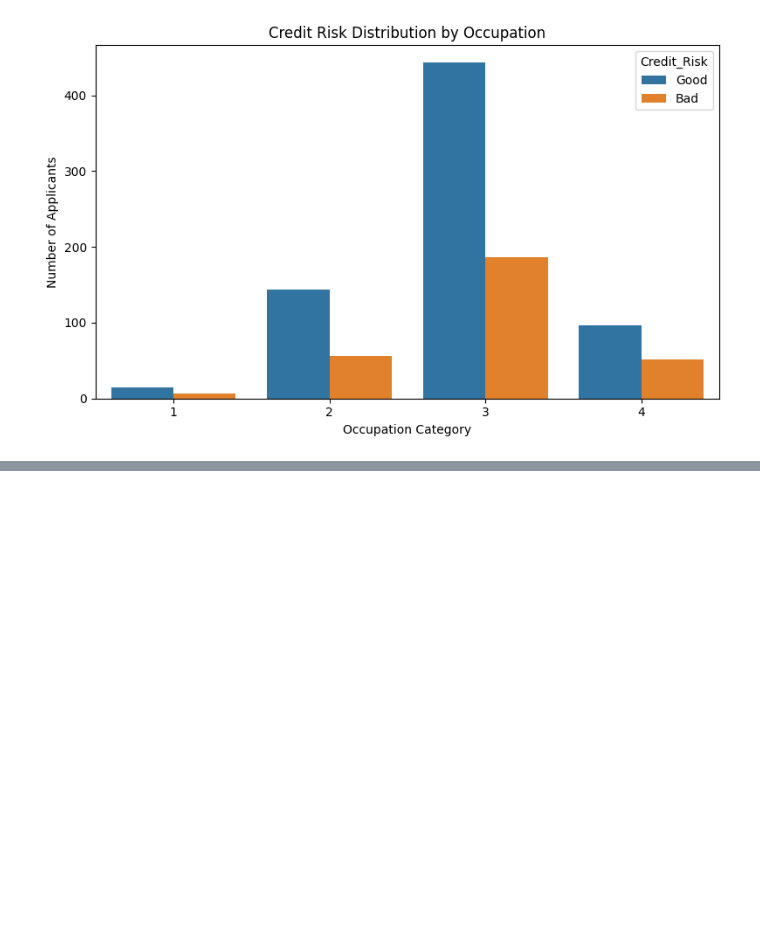
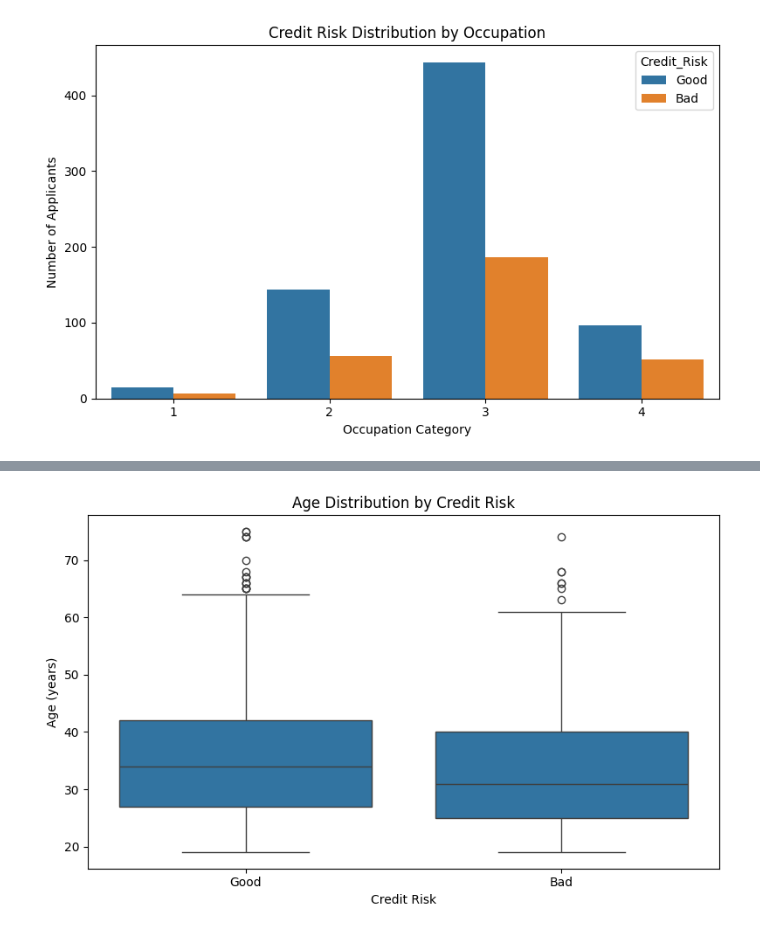
Before and after one commit to Darshh16/Credit_Risk_Analysis, a Jupyter notebook: notebooks/credit_risk_analysis.ipynb, the cells around one changed output, grey strips where cells are left out. Cells and saved outputs as stored; diff of their text form; code cells hidden in the pictures; blank space fills up the shorter version.

```diff
--- a/notebooks/credit_risk_analysis.ipynb
+++ b/notebooks/credit_risk_analysis.ipynb
@@ -313,0 +447,17 @@ plt.show()
+# %%
+plt.figure(figsize=(8, 5))
+
+sns.boxplot(
+    data=df,
+    x="Credit_Risk",
+    y="Age (years)"
+)
+
+plt.title("Age Distribution by Credit Risk")
+plt.xlabel("Credit Risk")
+plt.ylabel("Age (years)")
+
+plt.tight_layout()
+plt.show()
+# %% [output]
+[figure, added]
```
Also changed, not shown: parts of 33 cells of this notebook.
